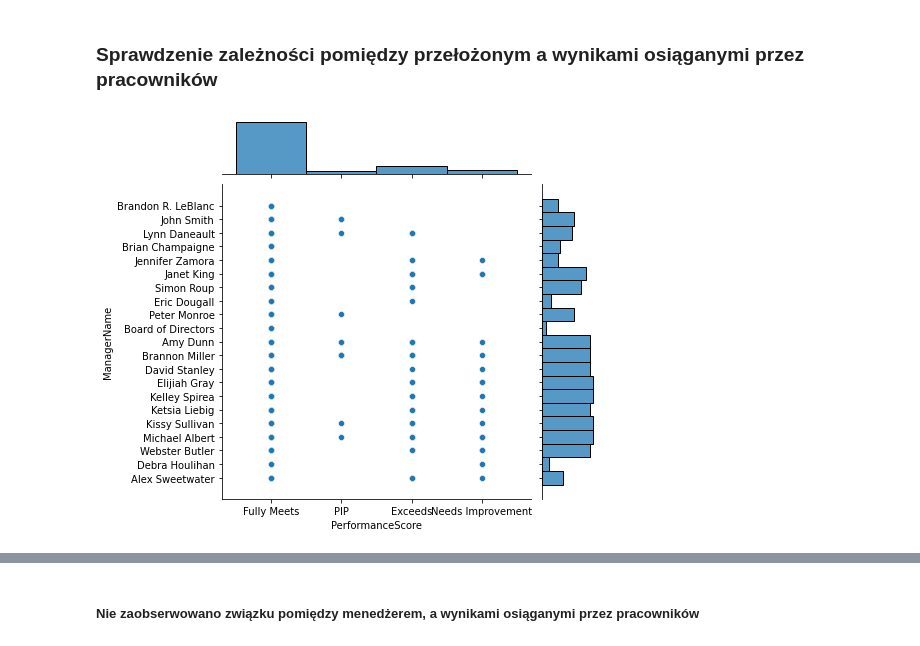
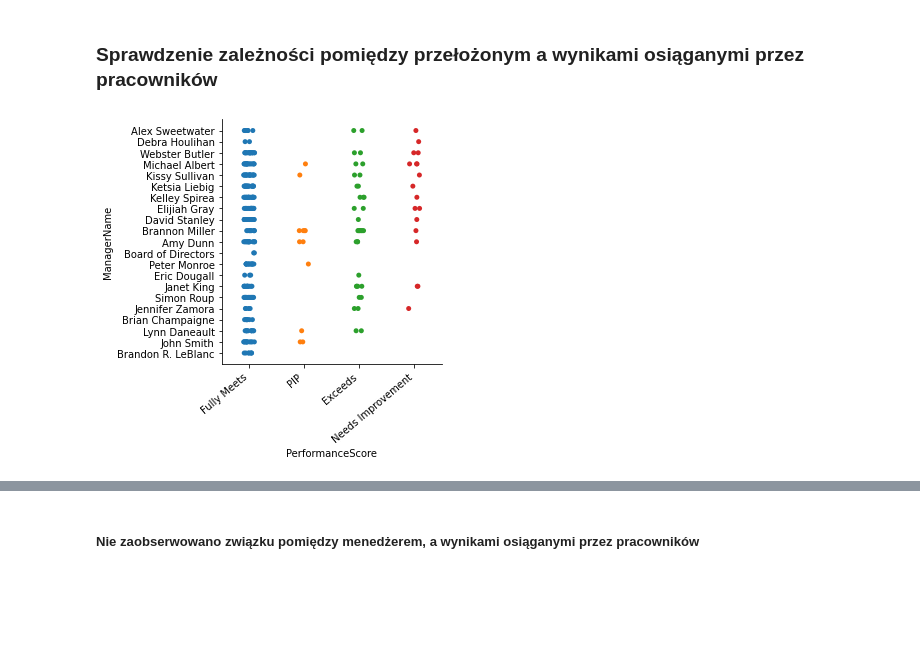
Before and after one commit to JBakunski/hr_data, a Jupyter notebook: hr.ipynb, the cells around one changed output, grey strips where cells are left out. Drawn from its saved outputs; the diff is of its cells as text; code cells hidden in the pictures; blank space fills up the shorter version.

Commit message:
Fix graphs in first 2 points

```diff
--- a/hr.ipynb
+++ b/hr.ipynb
@@ -32,10 +32,12 @@ df['Seniority'] = df.apply(lambda row: count_seniority(row), axis=1)
 # %% [markdown]
 ### Sprawdzenie zależności pomiędzy przełożonym a wynikami osiąganymi przez pracowników
 # %%
-sns.jointplot(x='PerformanceScore', y='ManagerName', data=df)
+g = sns.catplot(x='PerformanceScore', y='ManagerName', data=df)
+g.set_xticklabels( rotation=40, ha='right')
+plt.tight_layout()
 plt.show()
 # %% [output]
-[figure, old version]
+[figure, new version]
 # %%
 df['ManagerName'].value_counts()
 # %% [output]
```
Also changed, not shown: parts of 4 cells of this notebook.
